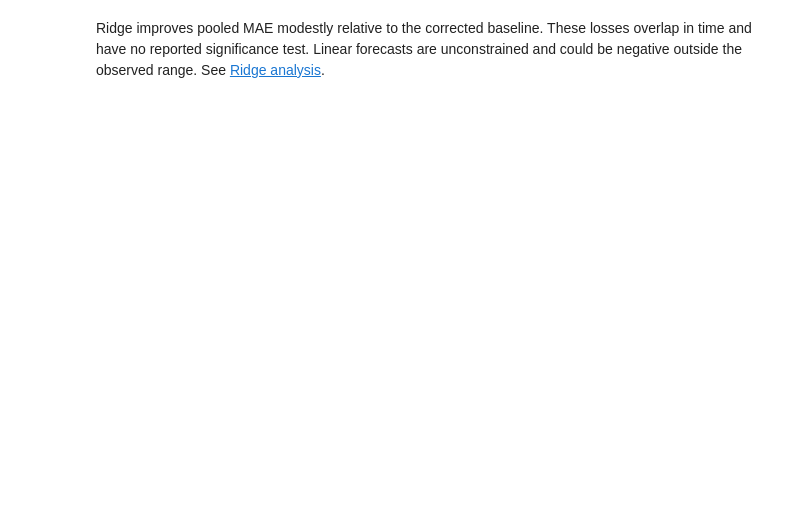
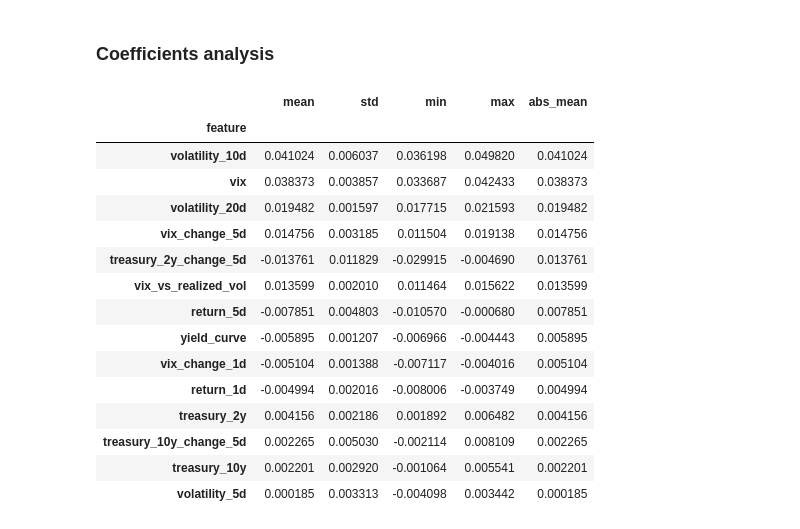
Before and after one commit to Lucie0124/Financial-Volatility-Forecasting, a Jupyter notebook: notebooks/02_ridge_analysis.ipynb, the cells around one changed output. Saved outputs shown, nothing was run; the diff lists cells and outputs as text; code cells hidden in the pictures; blank space fills up the shorter version.

```diff
--- a/notebooks/02_ridge_analysis.ipynb
+++ b/notebooks/02_ridge_analysis.ipynb
@@ -108,2 +10,44 @@ display(predictions.nlargest(10, 'absolute_error'))
-# %% [markdown]
-Ridge improves pooled MAE modestly relative to the corrected baseline. These losses overlap in time and have no reported significance test. Linear forecasts are unconstrained and could be negative outside the observed range. See [Ridge analysis](../docs/05_ridge_analysis.md).
+# %% [markdown]
+### Coefficients analysis
+# %%
+coefficient_summary = (
+    coefficients
+    .groupby("feature")["coefficient"]
+    .agg(
+        mean="mean",
+        std="std",
+        min="min",
+        max="max",
+    )
+)
+
+coefficient_summary["abs_mean"] = (
+    coefficient_summary["mean"].abs()
+)
+
+coefficient_summary = (
+    coefficient_summary
+    .sort_values(
+        "abs_mean",
+        ascending=False,
+    )
+)
+
+coefficient_summary
+# %% [output]
+|  | mean | std | min | max | abs_mean |
+| feature |  |  |  |  |  |
+| volatility_10d | 0.041024 | 0.006037 | 0.036198 | 0.049820 | 0.041024 |
+| vix | 0.038373 | 0.003857 | 0.033687 | 0.042433 | 0.038373 |
+| volatility_20d | 0.019482 | 0.001597 | 0.017715 | 0.021593 | 0.019482 |
+| vix_change_5d | 0.014756 | 0.003185 | 0.011504 | 0.019138 | 0.014756 |
+| treasury_2y_change_5d | -0.013761 | 0.011829 | -0.029915 | -0.004690 | 0.013761 |
+| vix_vs_realized_vol | 0.013599 | 0.002010 | 0.011464 | 0.015622 | 0.013599 |
+| return_5d | -0.007851 | 0.004803 | -0.010570 | -0.000680 | 0.007851 |
+| yield_curve | -0.005895 | 0.001207 | -0.006966 | -0.004443 | 0.005895 |
+| vix_change_1d | -0.005104 | 0.001388 | -0.007117 | -0.004016 | 0.005104 |
+| return_1d | -0.004994 | 0.002016 | -0.008006 | -0.003749 | 0.004994 |
+| treasury_2y | 0.004156 | 0.002186 | 0.001892 | 0.006482 | 0.004156 |
+| treasury_10y_change_5d | 0.002265 | 0.005030 | -0.002114 | 0.008109 | 0.002265 |
+| treasury_10y | 0.002201 | 0.002920 | -0.001064 | 0.005541 | 0.002201 |
+| volatility_5d | 0.000185 | 0.003313 | -0.004098 | 0.003442 | 0.000185 |
```
Also changed, not shown: parts of 14 cells of this notebook, 52 other files.
